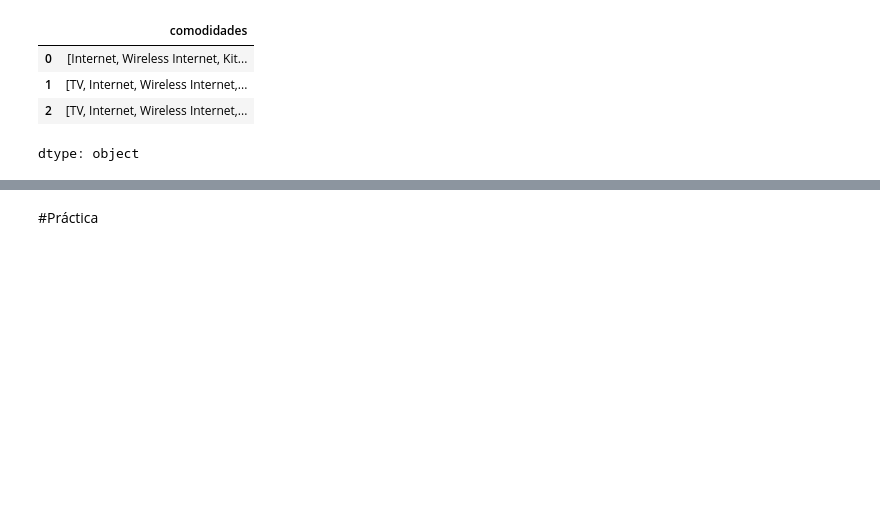
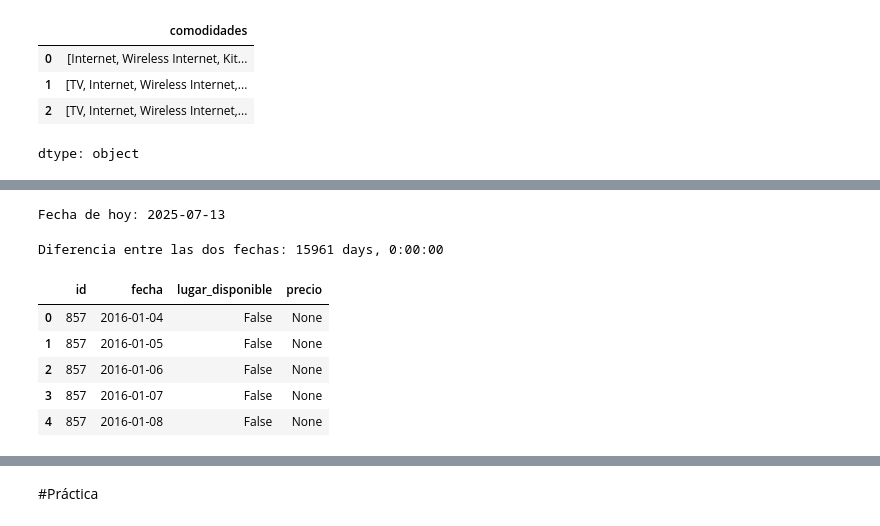
Before and after one commit to AenimaLabs/pandas_tratamiento_manipulacion_datos, a Jupyter notebook: Pandas_tratamiento_manipulacion_datos.ipynb, the cells around one changed output, grey strips where cells are left out. Cells and saved outputs as stored; diff of their text form; code cells hidden in the pictures; blank space fills up the shorter version.

```diff
--- a/Pandas_tratamiento_manipulacion_datos.ipynb
+++ b/Pandas_tratamiento_manipulacion_datos.ipynb
@@ -430,0 +466,30 @@ dtype: object
+# %%
+# creando un objeto date con la fecha de hoy
+hoy = datetime.date.today()
+
+print("Fecha de hoy:", hoy)
+# %% [output]
+Fecha de hoy: 2025-07-13
+# %%
+# creando dos objetos date con fechas diferentes
+data_1 = datetime.date(1981, 10, 31)
+data_2 = datetime.date.today()
+
+# calculando la diferencia entre las dos fechas
+diferencia = data_2 - data_1
+
+print("Diferencia entre las dos fechas:", diferencia)
+# %% [output]
+Diferencia entre las dos fechas: 15961 days, 0:00:00
+# %%
+ruta = "/content/drive/MyDrive/OracleOne/inmuebles_disponibles.json"
+
+inmuebles_disponibles = pd.read_json(ruta)
+display(inmuebles_disponibles.head())
+# %% [output]
+|  | id | fecha | lugar_disponible | precio |
+| 0 | 857 | 2016-01-04 | False | None |
+| 1 | 857 | 2016-01-05 | False | None |
+| 2 | 857 | 2016-01-06 | False | None |
+| 3 | 857 | 2016-01-07 | False | None |
+| 4 | 857 | 2016-01-08 | False | None |
```
Also changed, not shown: parts of 14 cells of this notebook.
